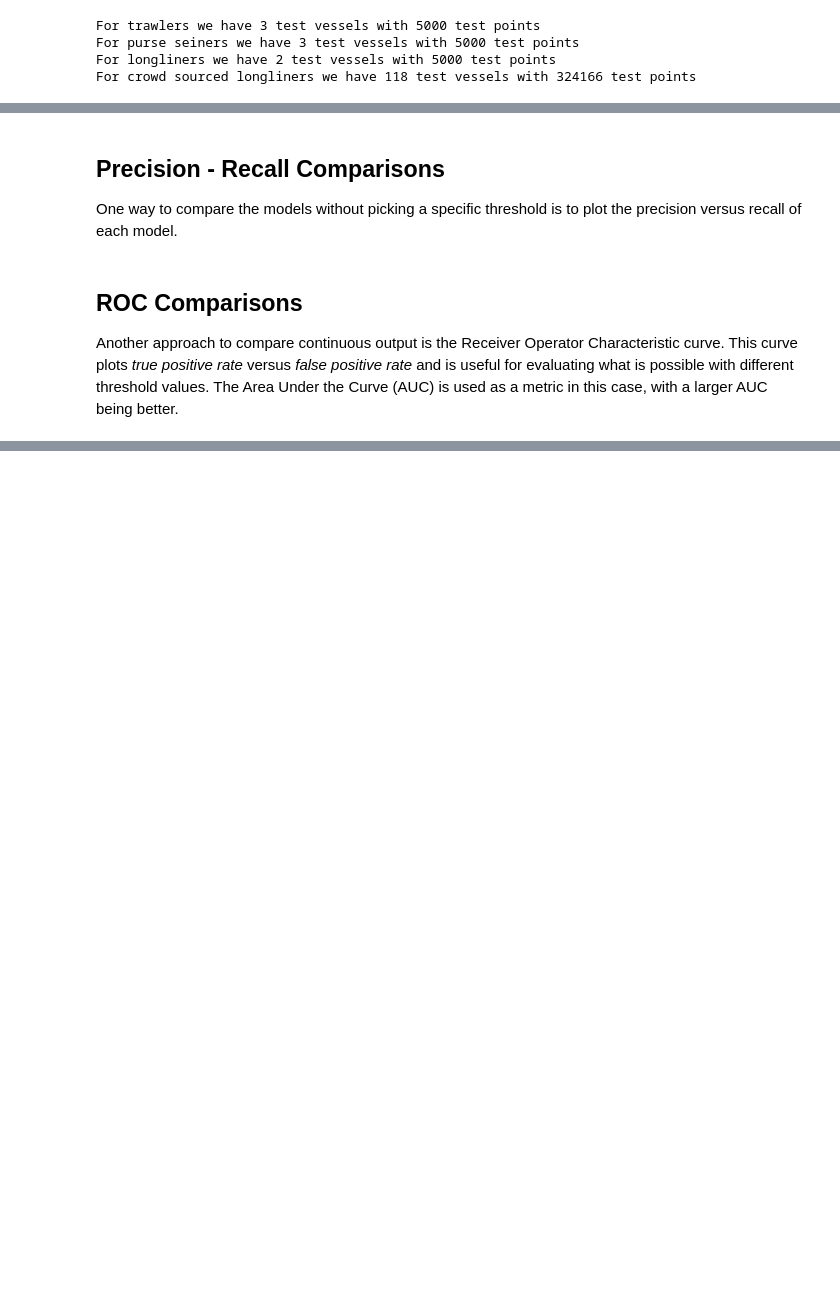
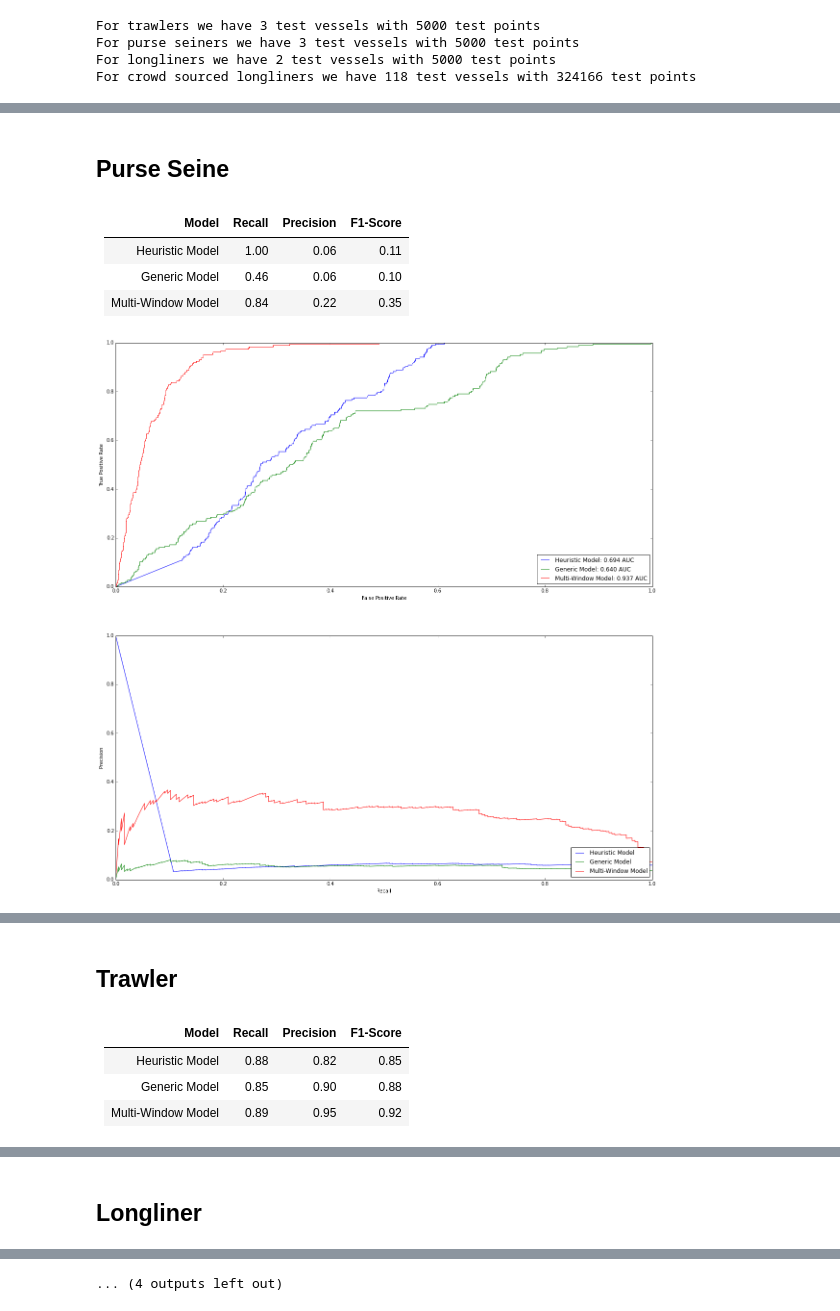
Before and after one commit to marketler/GFW_vessel_scoring, a Jupyter notebook: Model Descriptions.ipynb, the cells around one changed output, grey strips where cells are left out. Saved outputs shown, nothing was run; the diff lists cells and outputs as text; code cells hidden in the pictures; blank space fills up the shorter version.

Commit message:
Add model comparisons to Model Descriptions notebook

```diff
--- a/Model Descriptions.ipynb
+++ b/Model Descriptions.ipynb
@@ -206,26 +220,33 @@ for vessel_class in ["longliner", "longliner crowd", "trawler", "purse seiner"]:
-# %% [markdown]
-## Precision - Recall Comparisons
-
-One way to compare the models without picking a specific threshold is
-to plot the precision versus recall of each model.
-# %%
-for vessel_class in ["longliner", "longliner crowd", "trawler", "purse seiner"]:
-    display(HTML("<h3>Comparison for {0}</h3>".format(vessel_class)))
-    models = []
-    for name, mdl, train_data in untrained_models:
-        models.append((name, train_model(mdl, train_data[vessel_class])))
-    compare_pr(models, test_data[vessel_class])
-# %% [markdown]
-## ROC Comparisons
-
-Another approach to compare continuous output is the Receiver Operator Characteristic curve.
-This curve plots *true positive rate* versus *false positive rate* and is useful for evaluating
-what is possible with different threshold values.  The Area Under the Curve (AUC) is used as
-a metric in this case, with a larger AUC being better.
-# %%
-for vessel_class in ["longliner", "longliner crowd", "trawler", "purse seiner"]:
-    display(HTML("<h3>Comparison for {0}</h3>".format(vessel_class)))
-    models = []
-    for name, mdl, train_data in untrained_models:
-        models.append((name, train_model(mdl, train_data[vessel_class])))
-    compare_auc(models, test_data[vessel_class])
+# %%
+for gear in ['purse_seine', 'trawler', 'longliner', 'longliner crowd']:
+    X_test = test_data[gear]
+
+    display(HTML("<h2>{}</h2>".format(gear.replace('_', ' ').title())))
+
+    trained_models = [(name, train_model_on_data(mdl, X_train[gear])) for (name, mdl, X_train) in untrained_models]
+
+    predictions = []
+    for name, mdl in trained_models:
+        predictions.append((name, (mdl.predict_proba(X_test)[:,1] > 0.5), X_test['classification'] > 0.5))
+
+    lines = ["|Model|Recall|Precision|F1-Score|",
+         "|-----|------|---------|--------|"]
+    for name, pred, actual in predictions:
+        lines.append("|{}|{:.2f}|{:.2f}|{:.2f}|".format(name,
+                                            metrics.recall_score(actual, pred),
+                                            metrics.precision_score(actual, pred),
+                                            metrics.f1_score(actual, pred)))
+
+    display(Markdown('\n'.join(lines)))
+
+    compare_models(trained_models, X_test)
+
+    display(HTML("<hr/>"))
+# %% [output]
+Purse Seine
+|Model|Recall|Precision|F1-Score|
+|-----|------|---------|--------|
+|Heuristic Model|1.00|0.06|0.11|
+|Generic Model|0.46|0.06|0.10|
+|Multi-Window Model|0.84|0.22|0.35|
+[figure, added]
@@ -231,0 +254,6 @@ for vessel_class in ["longliner", "longliner crowd", "trawler", "purse seiner"]:
+Trawler
+|Model|Recall|Precision|F1-Score|
+|-----|------|---------|--------|
+|Heuristic Model|0.88|0.82|0.85|
+|Generic Model|0.85|0.90|0.88|
+|Multi-Window Model|0.89|0.95|0.92|
@@ -231,0 +262 @@ for vessel_class in ["longliner", "longliner crowd", "trawler", "purse seiner"]:
+Longliner
@@ -231,0 +270 @@ for vessel_class in ["longliner", "longliner crowd", "trawler", "purse seiner"]:
+... (4 outputs left out)
```
Also changed, not shown: parts of 6 cells of this notebook, 1 other file.
